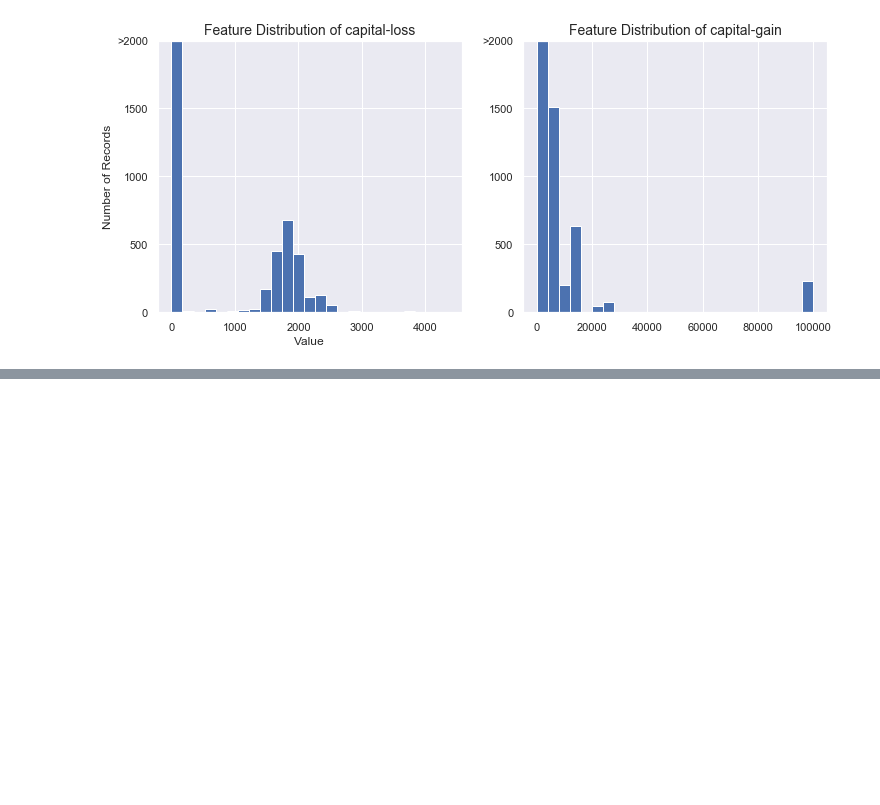
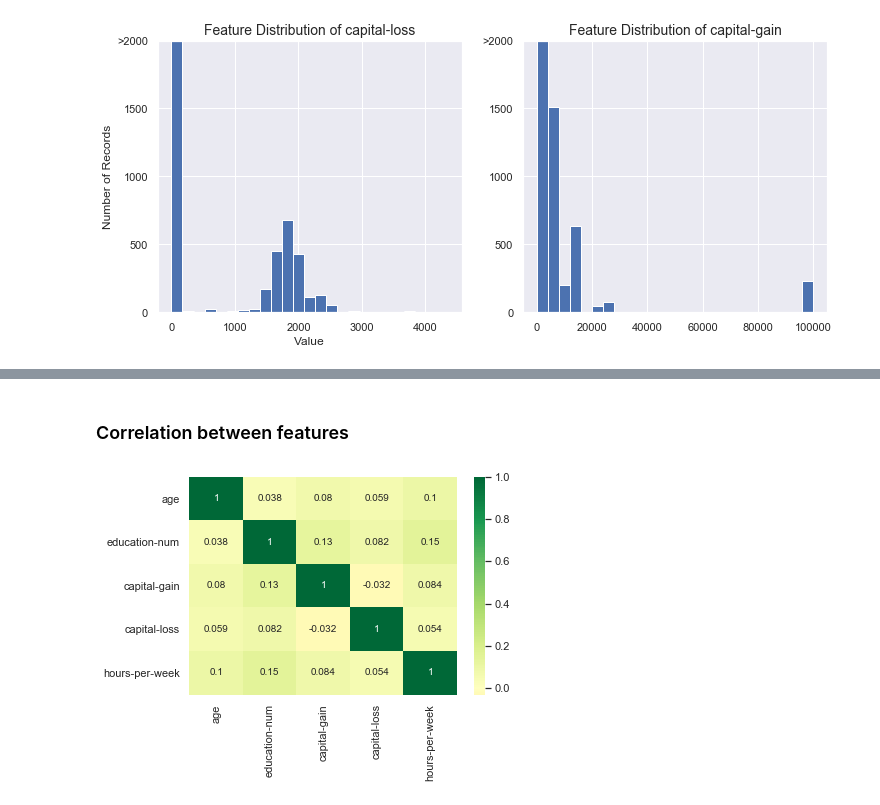
Before and after one commit to CodeInDna/Data_Science_Projects, a Jupyter notebook: Mini_Projects/Finding_donars/Income_Classification_Problem.ipynb, the cells around one changed output, grey strips where cells are left out. Saved outputs shown, nothing was run; the diff lists cells and outputs as text; code cells hidden in the pictures; blank space fills up the shorter version.

```diff
--- a/Mini_Projects/Finding_donars/Income_Classification_Problem.ipynb
+++ b/Mini_Projects/Finding_donars/Income_Classification_Problem.ipynb
@@ -177,0 +213,6 @@ With this census data, we have such features which falls in this scenario i.e. `
+# %% [markdown]
+### Correlation between features
+# %%
+sns.heatmap(df.corr(), annot=True, center=0, cmap='RdYlGn');
+# %% [output]
+[figure, added]
```
Also changed, not shown: parts of 4 cells of this notebook.
